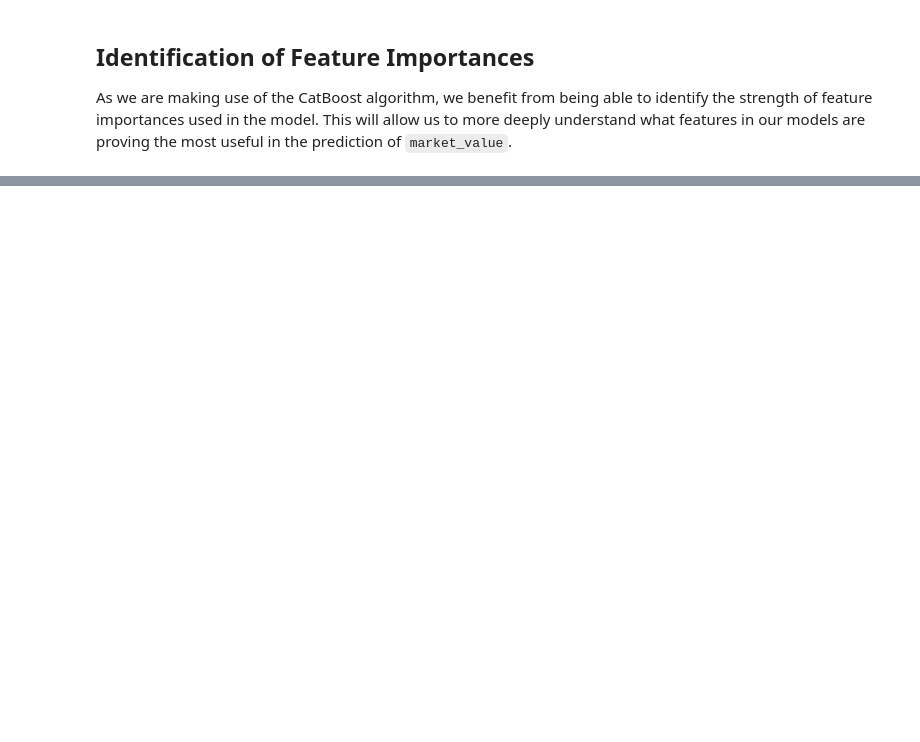
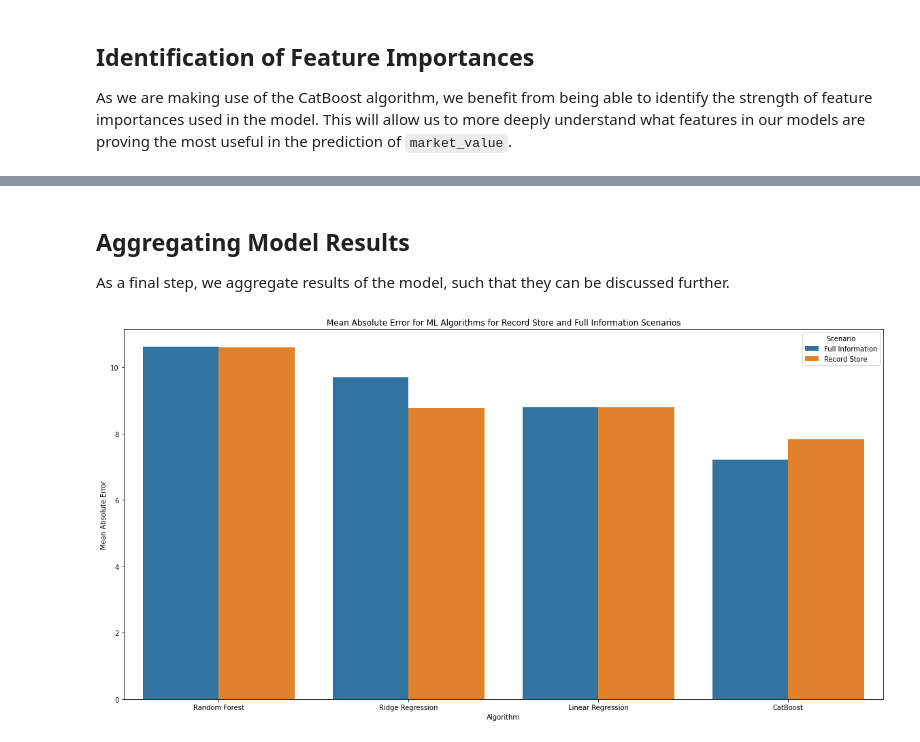
Before and after one commit to helmigsimon/EPFL-Capstone-Project, a Jupyter notebook: 04-Modelling.ipynb, the cells around one changed output, grey strips where cells are left out. Cells and saved outputs as stored; diff of their text form; code cells hidden in the pictures; blank space fills up the shorter version.

```diff
--- a/04-Modelling.ipynb
+++ b/04-Modelling.ipynb
@@ -879,7 +854,7 @@ record_store_catboost_removal_columns = set([
     'highest','track_titles','genre','style','community_have','community_want','formats','thumb_url',
     'release_url','format_description','title','release_id'
 ])
-record_store_catboost_removal_columns = record_store_catboost_removal_columns.union(column_store._geography_country)
+record_store_catboost_removal_columns = record_store_catboost_removal_columns.union(column_store._geography_country,column_store._format_name)
 # %%
 record_store_catboost_processing_pipe = Pipeline([
     ('record_store_column_remover', ColumnRemover(record_store_catboost_removal_columns)),
@@ -1146,6 +1128,6 @@ Pipeline(memory=None,
 # %%
 full_information_catboost_te_pred = full_information_catboost_pipe.predict(X_te)
 # %%
-record_store_catboost_r2 = r2_score(y_te,np.exp(full_information_catboost_te_pred))
-record_store_catboost_r2
+full_information_catboost_mae = mean_absolute_error(y_te,np.exp(full_information_catboost_te_pred))
+full_information_catboost_mae
 # %% [output]
@@ -1153,3 +1134,0 @@ record_store_catboost_r2
-# %%
-record_store_catboost_mae = mean_absolute_error(y_te,np.exp(full_information_catboost_te_pred))
-record_store_catboost_mae
@@ -1215,0 +1203,19 @@ From the above, we
+# %% [markdown]
+## Aggregating Model Results
+As a final step, we aggregate results of the model, such that they can be discussed further.
+# %%
+algorithms = ('Linear Regression','Ridge Regression','Random Forest','CatBoost')*2
+mae = (record_store_lr_mae, record_store_ridge_mae, record_store_random_forest_mae, record_store_catboost_mae,full_information_lr_mae, full_information_ridge_mae, full_information_random_forest_mae, full_information_catboost_mae)
+scenario = ['Record Store']*4 + ['Full Information']*4
+results = pd.DataFrame({
+    'Algorithm': algorithms,
+    'Mean Absolute Error': mae,
+    'Scenario': scenario
+},index=algorithms)
+# %%
+plt.figure(figsize=(20,10))
+plt.title('Mean Absolute Error for ML Algorithms for Record Store and Full Information Scenarios')
+sns.barplot(x='Algorithm', hue='Scenario', y='Mean Absolute Error', data=results.sort_values(['Mean Absolute Error','Algorithm'],ascending=False))
+plt.show()
+# %% [output]
+[figure, added]
```
Also changed, not shown: parts of 94 cells of this notebook, 8 other files.
